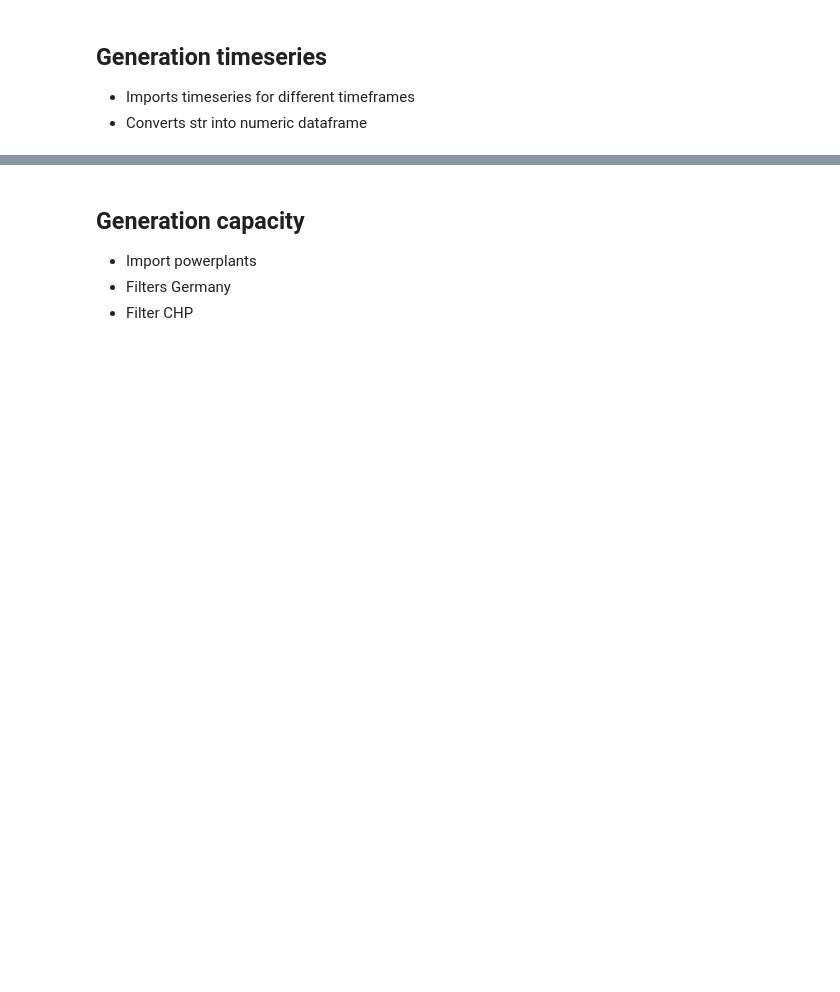
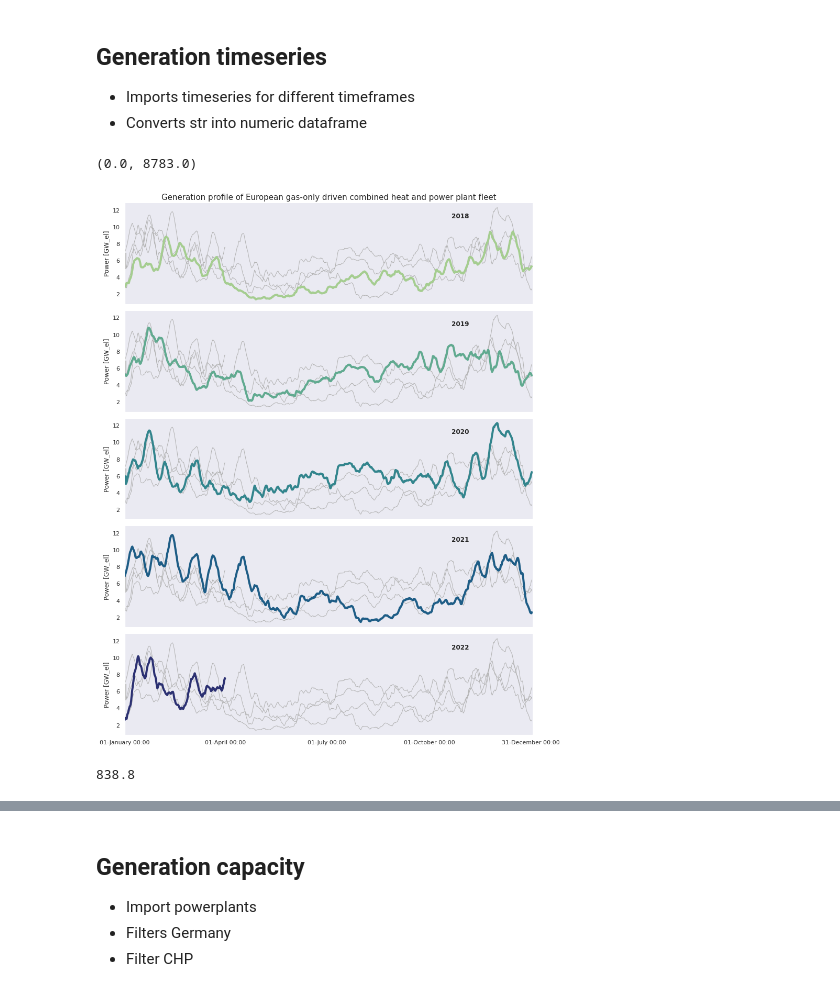
Before and after one commit to pz-max/eu-powerplant-validation, a Jupyter notebook: data_validation.ipynb, the cells around one changed output, grey strips where cells are left out. Drawn from its saved outputs; the diff is of its cells as text; code cells hidden in the pictures; blank space fills up the shorter version.

Commit message:
add stats and adjust plot to one year

```diff
--- a/data_validation.ipynb
+++ b/data_validation.ipynb
@@ -10,10 +10,16 @@ pd.set_option('display.max_columns', 10)
 - Converts str into numeric dataframe
 # %%
 cwd = os.getcwd()
-generation_2018_path = os.path.join(cwd, "generation-20180101-20180401.csv")
-generation_2019_path = os.path.join(cwd, "generation-20190101-20190401.csv")
-generation_2020_path = os.path.join(cwd, "generation-20200101-20200401.csv")
-generation_2021_path = os.path.join(cwd, "generation-20210101-20210401.csv")
+# generation_2018_path = os.path.join(cwd, "generation-20180101-20180401.csv")
+# generation_2019_path = os.path.join(cwd, "generation-20190101-20190401.csv")
+# generation_2020_path = os.path.join(cwd, "generation-20200101-20200401.csv")
+# generation_2021_path = os.path.join(cwd, "generation-20210101-20210401.csv")
+# generation_2022_path = os.path.join(cwd, "generation-20220101-20220401.csv")
+
+generation_2018_path = os.path.join(cwd, "generation-20180101-20190101.csv")
+generation_2019_path = os.path.join(cwd, "generation-20190101-20200101.csv")
+generation_2020_path = os.path.join(cwd, "generation-20200101-20210101.csv")
+generation_2021_path = os.path.join(cwd, "generation-20210101-20220101.csv")
 generation_2022_path = os.path.join(cwd, "generation-20220101-20220401.csv")
 generation_t1_path = os.path.join(cwd, "generation_gas_germany_2019.csv")
 
@@ -41,27 +47,27 @@ generation_2022 = generation_2022.apply(pd.to_numeric)
 # %%
 df2018 = pd.DataFrame(generation_2018.sum(axis=1).values)
 df2018["year"] = pd.DatetimeIndex(generation_2018.index.values).year
-xlabel = pd.DataFrame({'snapshot':pd.date_range("2019-01-01", periods=len(generation_2022), freq="H")})
+xlabel = pd.DataFrame({'snapshot':pd.date_range("2019-01-01", periods=len(generation_2020), freq="H")})
 df2018["time"] = xlabel.snapshot.dt.strftime('%d-%B %H:00')
 
 df2019 = pd.DataFrame(generation_2019.sum(axis=1).values)
 df2019["year"] = pd.DatetimeIndex(generation_2019.index.values).year
-xlabel = pd.DataFrame({'snapshot':pd.date_range("2019-01-01", periods=len(generation_2022), freq="H")})
+xlabel = pd.DataFrame({'snapshot':pd.date_range("2019-01-01", periods=len(generation_2020), freq="H")})
 df2019["time"] = xlabel.snapshot.dt.strftime('%d-%B %H:00')
 
 df2020 = pd.DataFrame(generation_2020.sum(axis=1).values)
 df2020["year"] = pd.DatetimeIndex(generation_2020.index.values).year
-xlabel = pd.DataFrame({'snapshot':pd.date_range("2019-01-01", periods=len(generation_2022), freq="H")})
+xlabel = pd.DataFrame({'snapshot':pd.date_range("2019-01-01", periods=len(generation_2020), freq="H")})
 df2020["time"] = xlabel.snapshot.dt.strftime('%d-%B %H:00')
 
 df2021 = pd.DataFrame(generation_2021.sum(axis=1).values)
 df2021["year"] = pd.DatetimeIndex(generation_2021.index.values).year
-xlabel = pd.DataFrame({'snapshot':pd.date_range("2019-01-01", periods=len(generation_2022), freq="H")})
+xlabel = pd.DataFrame({'snapshot':pd.date_range("2019-01-01", periods=len(generation_2020), freq="H")})
 df2021["time"] = xlabel.snapshot.dt.strftime('%d-%B %H:00')
 
 df2022 = pd.DataFrame(generation_2022.sum(axis=1).values)
 df2022["year"] = pd.DatetimeIndex(generation_2022.index.values).year
-xlabel = pd.DataFrame({'snapshot':pd.date_range("2019-01-01", periods=len(generation_2022), freq="H")})
+xlabel = pd.DataFrame({'snapshot':pd.date_range("2019-01-01", periods=len(generation_2020), freq="H")})
 df2022["time"] = xlabel.snapshot.dt.strftime('%d-%B %H:00')
 
 
@@ -80,36 +86,40 @@ g = sns.relplot(
     data=df_total,
     x="time", y="p", col="year", hue="year",
     kind="line", palette="crest", linewidth=4, zorder=5,
-    col_wrap=1, height=3, aspect=3, legend=False,
+    col_wrap=1, height=3, aspect=4, legend=False,
 )
 
 # Iterate over each subplot to customize further
 for year, ax in g.axes_dict.items():
 
     if year == 2018:
-        ax.set_title("Main power output of EU Combined-Heat and Power plant fleet")
+        ax.set_title("Generation profile of European gas-only driven combined heat and power plant fleet", fontsize=15)
     else:
         ax.set_title("")
     # Add the title as an annotation within the plot
     ax.text(.8, .85, year, transform=ax.transAxes, fontweight="bold")
 
     # Plot every year's time series in the background
     sns.lineplot(
         data=df_total, x="time", y="p", units="year",
         estimator=None, color=".7", linewidth=1, ax=ax,
     )
 
 # Reduce the frequency of the x axis ticks
 ticks = [
 df_total[df_total["time"]=="01-January 00:00"].index[0],
-df_total[df_total["time"]=="01-February 00:00"].index[0],
-df_total[df_total["time"]=="01-March 00:00"].index[0],
-df_total[df_total["time"]=="31-March 00:00"].index[0],
+df_total[df_total["time"]=="01-April 00:00"].index[0],
+df_total[df_total["time"]=="01-July 00:00"].index[0],
+df_total[df_total["time"]=="01-October 00:00"].index[0],
+df_total[df_total["time"]=="31-December 00:00"].index[0],
 ]
 ax.set_xticks(ticks)
 
 # Tweak the supporting aspects of the plot
 
 g.set_axis_labels("", "Power [GW_el]")
 g.tight_layout()
-plt.xlim([0, len(generation_2022)])
+plt.xlim([0, len(generation_2020)])
+# %% [output]
+(0.0, 8783.0)
+[figure, added]
@@ -124,0 +126,10 @@ df_total["time"]
+# %%
+(
+generation_2022.sum(axis=1).min()
++generation_2021.sum(axis=1).min()
++generation_2020.sum(axis=1).min()
++generation_2019.sum(axis=1).min()
++generation_2018.sum(axis=1).min()
+)/5
+# %% [output]
+838.8
```
Also changed, not shown: parts of 4 cells of this notebook.
